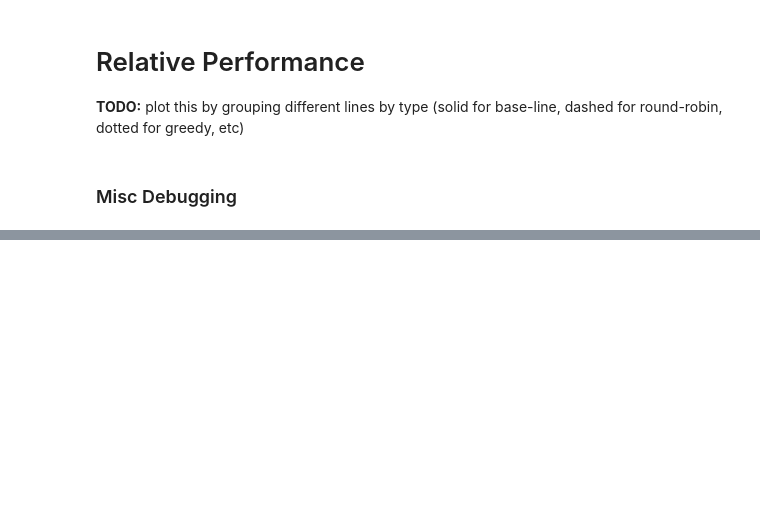
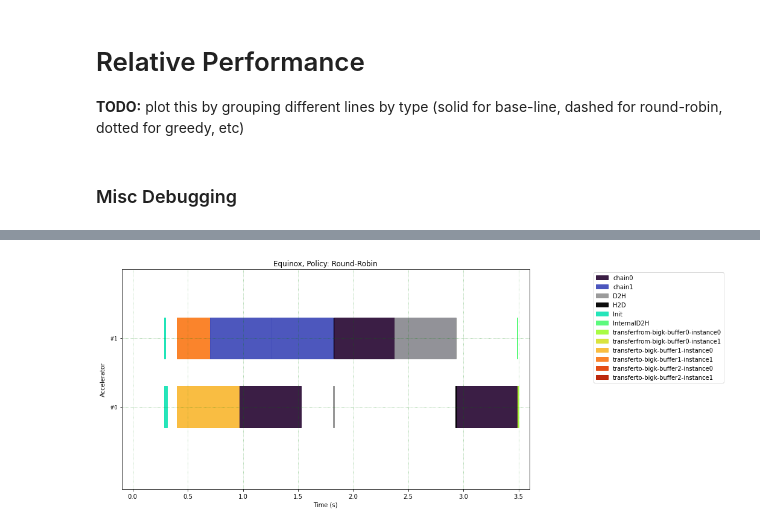
Before and after one commit to ORNL/iris, a Jupyter notebook: apps/dagger/relative-artefact.ipynb, the cells around one changed output, grey strips where cells are left out. Drawn from its saved outputs; the diff is of its cells as text; code cells hidden in the pictures; blank space fills up the shorter version.

```diff
--- a/apps/dagger/relative-artefact.ipynb
+++ b/apps/dagger/relative-artefact.ipynb
@@ -676,0 +796,10 @@ Image("./dag.png", width=600, height=600)
+# %%
+from gantt import gantt as gantt
+g = gantt.Gantt()
+from glob import glob
+fp = ['evaluation.csv']
+#fp = glob('dagger_runner-explorer-*.csv')
+g.showGanttChart(fp.pop(),title="Equinox, Policy: Round-Robin", drop=[], outline=False)
+#g.saveGanttChart(glob('./filtered.csv').pop(),file="filtered-linear10-round-robin-leconte.pdf",title="Linear10 on Leconte (CUDA) Policy: Round-Robin")
+# %% [output]
+[figure, added]
```
Also changed, not shown: parts of 26 cells of this notebook, 17 other files.
